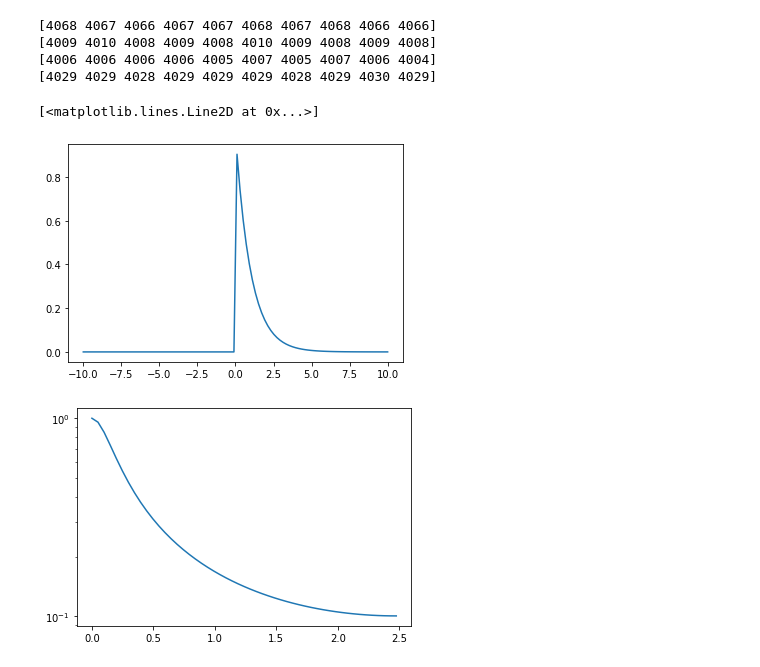
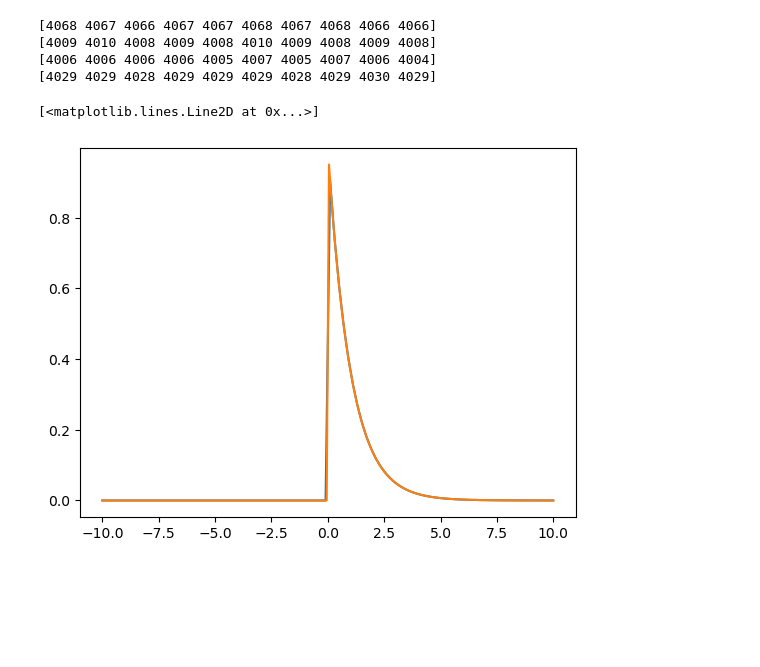
Before and after one commit to suerfu/saberdaq, a Jupyter notebook: analysis/notebook/display_waveform.ipynb, the cells around one changed output. Drawn from its saved outputs; the diff is of its cells as text; code cells hidden in the pictures; blank space fills up the shorter version.

```diff
--- a/analysis/notebook/display_waveform.ipynb
+++ b/analysis/notebook/display_waveform.ipynb
@@ -95,22 +95,17 @@ import h5py as h5;
 import numpy as np;
 import matplotlib.pyplot as plt;
 # %%
-x = np.linspace(-10,10,100)
-y = np.exp(-x)
-y[x<0] = 0
+x1 = np.linspace(-10,10,100)
+y1 = np.exp(-x1)
+y1[x1<0] = 0
 
-plt.plot( x, y )
+x2 = np.linspace(-10,10,200)
+y2 = np.exp(-x2)
+y2[x2<0] = 0
+
+plt.plot( x1, y1 )
+plt.plot( x2, y2 )
 #plt.yscale( 'log' )
 # %% [output]
 [<matplotlib.lines.Line2D at 0x...>]
-[figure, old version]
+[figure, new version]
-# %%
-F = np.fft.rfftfreq( len(x), x[1]-x[0] )
-
-Y = np.fft.rfft(y)
-Y /= (F[1]-F[0]) * len(x)
-
-plt.plot( F, np.abs(Y) )
-plt.yscale( 'log' )
-# %% [output]
-[figure, removed]
```
Also changed, not shown: parts of 2 cells of this notebook, 1 other file.
